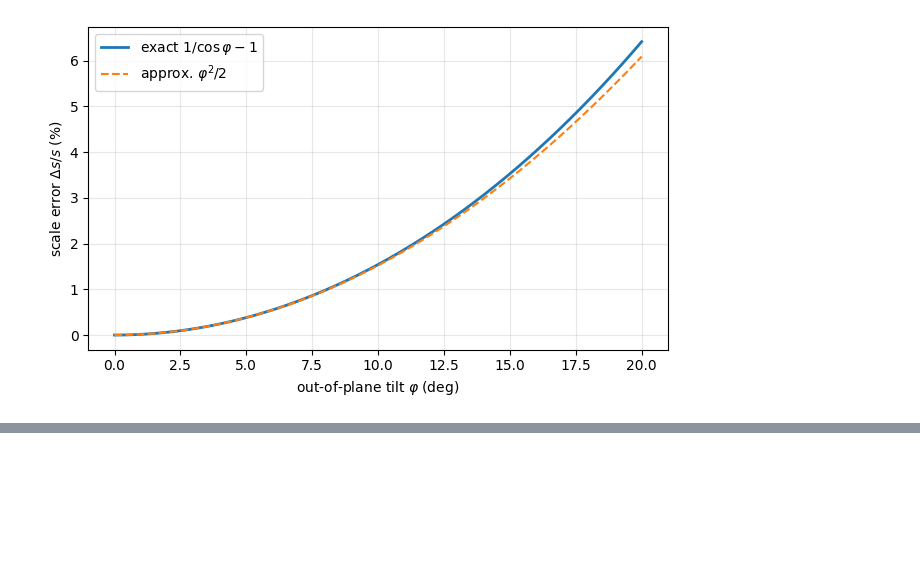
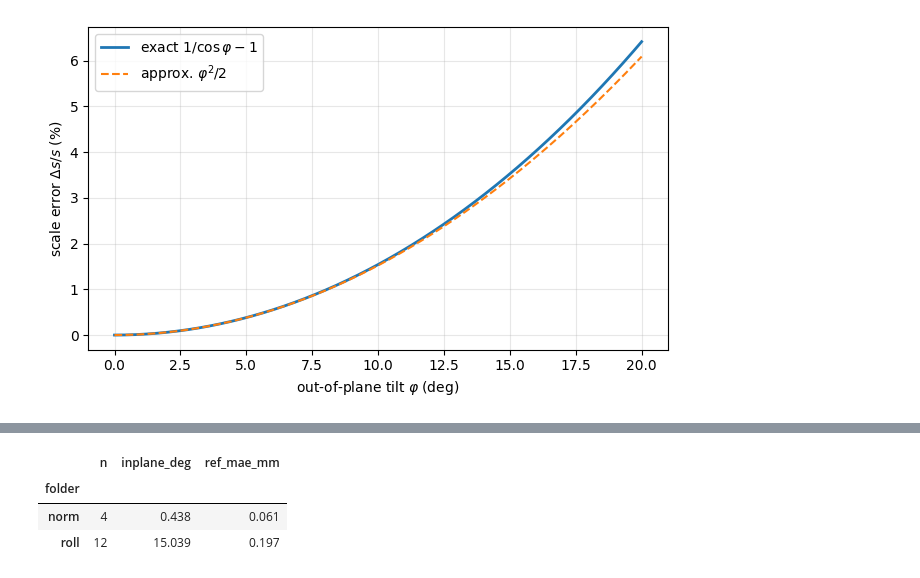
Before and after one commit to sistechai/vision-crack, a Jupyter notebook: notebooks/08_error_model_tilt.ipynb, the cells around one changed output, grey strips where cells are left out. Cells and saved outputs as stored; diff of their text form; code cells hidden in the pictures; blank space fills up the shorter version.

```diff
--- a/notebooks/08_error_model_tilt.ipynb
+++ b/notebooks/08_error_model_tilt.ipynb
@@ -56,0 +61,13 @@ plt.grid(alpha=.3); plt.legend(); plt.tight_layout(); plt.savefig(FIG / 'fig_til
+# %%
+from visioncrack import sweep
+res, ref = sweep.run_all()
+rot = res[res.folder.isin(['norm', 'roll']) & res.ref_found]
+tab = rot.groupby('folder').agg(n=('file', 'size'), inplane_deg=('inplane_deg', 'mean'),
+                                ref_mae_mm=('ref_mae', 'mean')).reindex(['norm', 'roll'])
+assert np.allclose(tab.ref_mae_mm.round(3), [0.061, 0.197])
+tab.round(3)
+# %% [output]
+|  | n | inplane_deg | ref_mae_mm |
+| folder |  |  |  |
+| norm | 4 | 0.438 | 0.061 |
+| roll | 12 | 15.039 | 0.197 |
```
Also changed, not shown: parts of 12 cells of this notebook, 17 other files.
